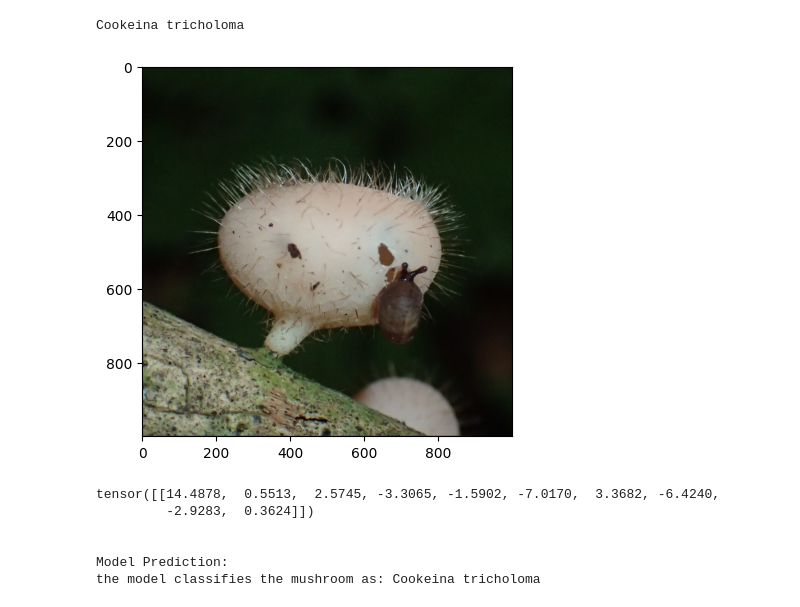
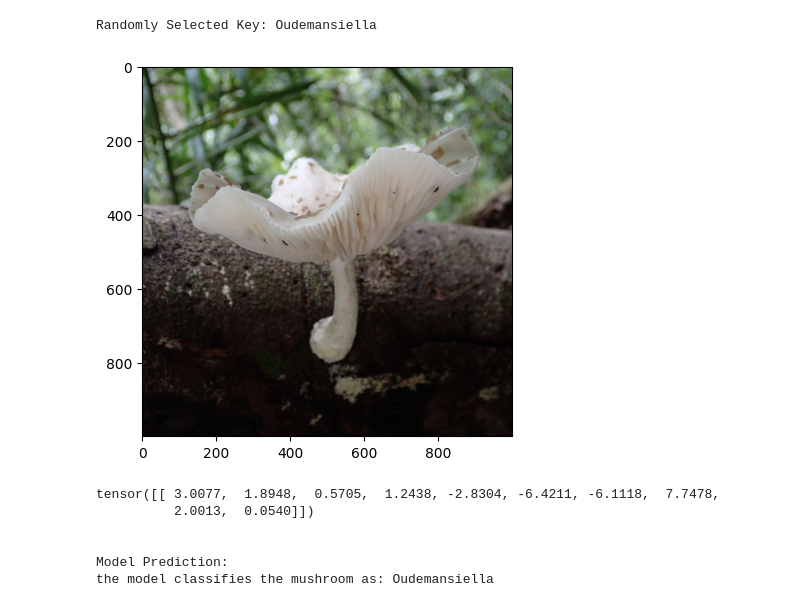
Before and after one commit to nbiancolin/convolutional-neural-nuts, a Jupyter notebook: src/qualitativeFunction.ipynb, the cells around one changed output. Cells and saved outputs as stored; diff of their text form; code cells hidden in the pictures.

```diff
--- a/src/qualitativeFunction.ipynb
+++ b/src/qualitativeFunction.ipynb
@@ -55,9 +55,9 @@ def get_model_name(name, batch_size, lr, epoch):
     return path
 
 def testOutModel(image):
-    BATCH_SIZE = 32
-    LEARNING_RATE = 0.0003
-    BEST_EPOCH = 110
+    BATCH_SIZE = 64
+    LEARNING_RATE = 0.0006
+    BEST_EPOCH = 90
     n = 10
     bestNet = preLearnedFungaV1()
     model_path = get_model_name("fungaV1", batch_size=BATCH_SIZE, lr=LEARNING_RATE, epoch=BEST_EPOCH)
@@ -74,33 +74,43 @@ def testOutModel(image):
 
     return mappingDict[modelPrediction[1].item()]
 # %%
+import random
+import matplotlib.pyplot as plt    #for displaying randomly chosen image
+
 #Test out the function
 df_test = pd.read_csv("../data/set_test.csv")
 grouped_testing = df_test.groupby('Genus')['Path'].apply(list).to_dict()
 mapping_testing = {key: np.array(value) for key, value in grouped_testing.items()}
 
-import matplotlib.pyplot as plt
-#Choose A Key
-chosenKey = "Cookeina tricholoma"
+
+#Choose A random Key
+keyList = []
+for key in mapping_testing.keys():
+    keyList.append(key)
+n = len(keyList)
+randomIndex = random.randint(0, n-1)
+
+chosenKey = keyList[randomIndex]
+print(f"Randomly Selected Key: {chosenKey}")
+
 #Choose an image from key
-firstImage = mapping_testing[chosenKey][0]
-
-print(chosenKey)
-print()
+n = len(mapping_testing[chosenKey])
+randomIndex = random.randint(0, n-1)
+firstImage = mapping_testing[chosenKey][randomIndex]
 img = plt.imread(firstImage)
 plt.imshow(img)
 plt.show()
 
 
 #Call the function
 output = testOutModel(firstImage)
 print(f"the model classifies the mushroom as: {output}")
 # %% [output]
-Cookeina tricholoma
+Randomly Selected Key: Oudemansiella
-[figure, old version]
+[figure, new version]
-tensor([[14.4878,  0.5513,  2.5745, -3.3065, -1.5902, -7.0170,  3.3682, -6.4240,
-         -2.9283,  0.3624]])
+tensor([[ 3.0077,  1.8948,  0.5705,  1.2438, -2.8304, -6.4211, -6.1118,  7.7478,
+          2.0013,  0.0540]])
 
 
 Model Prediction:
-the model classifies the mushroom as: Cookeina tricholoma
+the model classifies the mushroom as: Oudemansiella
```
Also changed, not shown: 5 other files.
